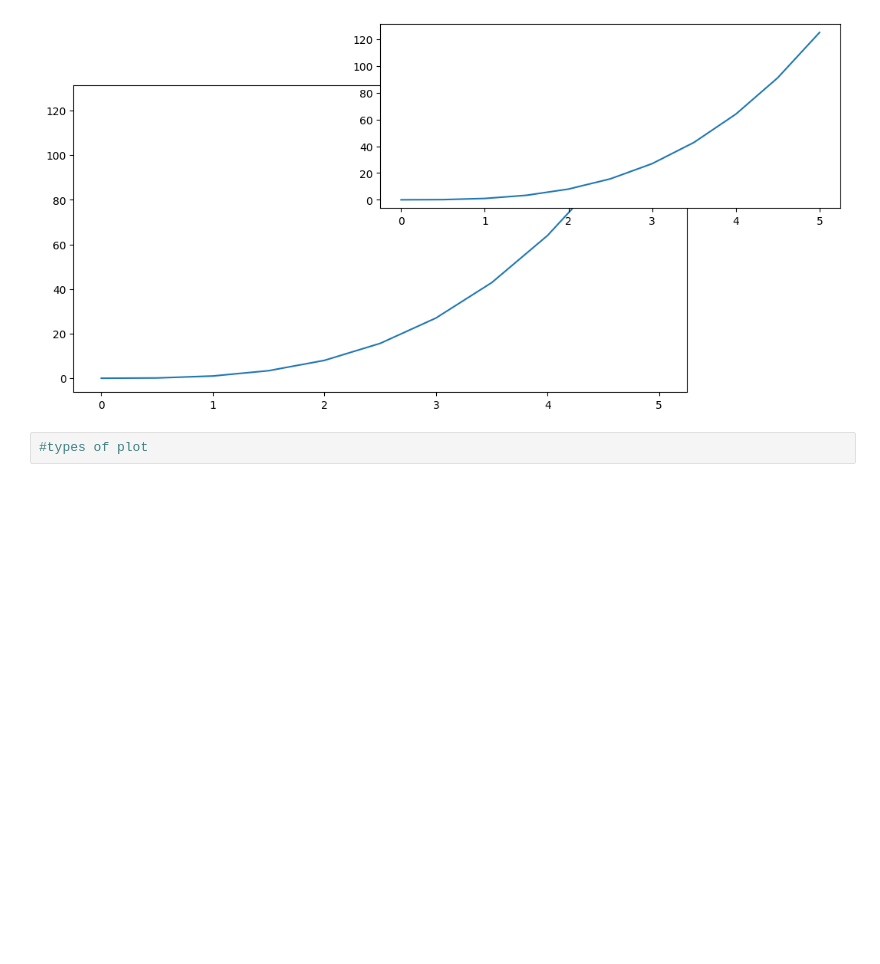
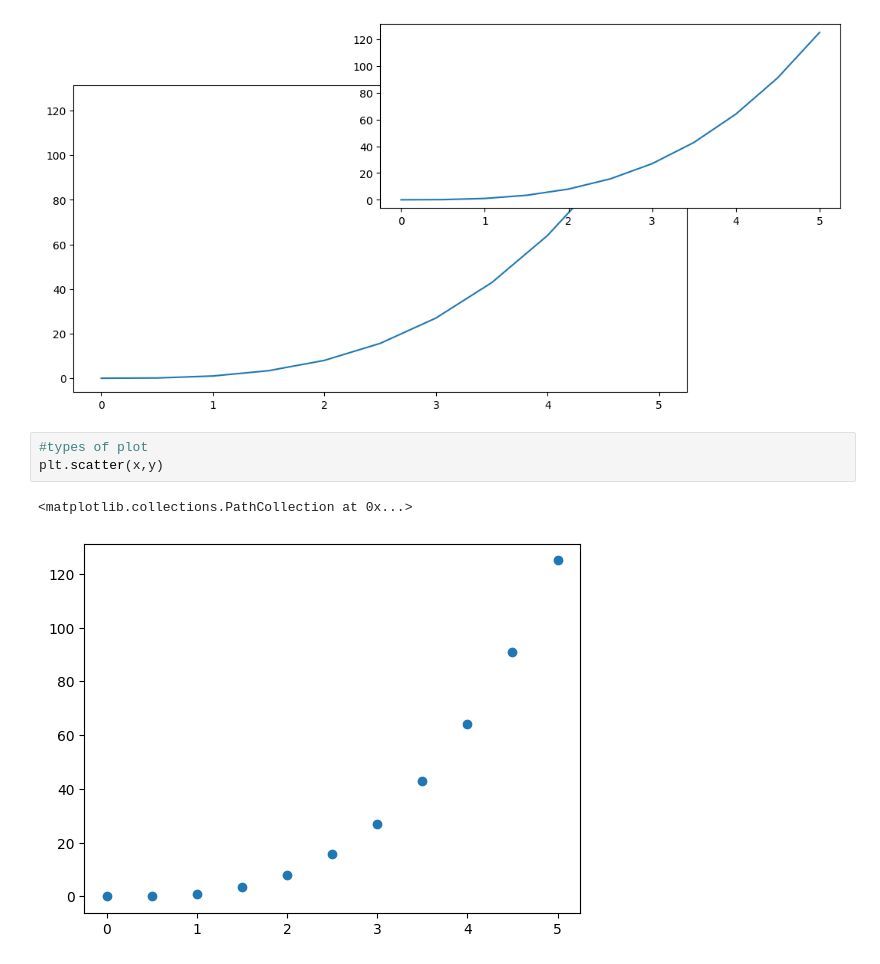
Before and after one commit to iamahnaf/Data-Science-Practice, a Jupyter notebook: Matplot1.ipynb, the cells around one changed output. Drawn from its saved outputs; the diff is of its cells as text; blank space fills up the shorter version.

```diff
--- a/Matplot1.ipynb
+++ b/Matplot1.ipynb
@@ -48,3 +48,7 @@ axis2.plot(x,y)
 [figure]
 # %%
 #types of plot
+plt.scatter(x,y)
+# %% [output]
+<matplotlib.collections.PathCollection at 0x...>
+[figure, added]
```
Also changed, not shown: parts of 3 cells of this notebook, 1 other file.
